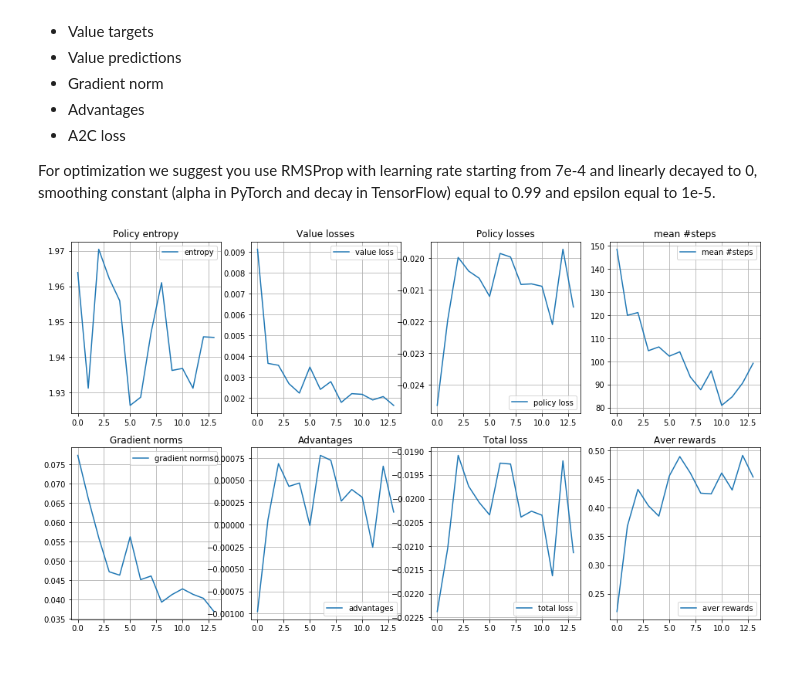
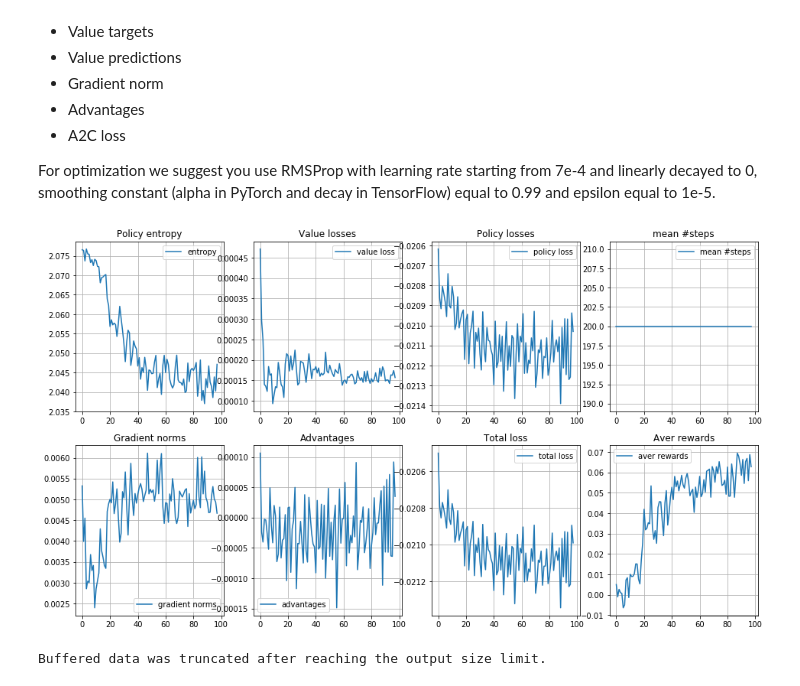
Before and after one commit to dmitrySorokin/a2c, a Jupyter notebook: a2c_cuda.ipynb, the cells around one changed output. Drawn from its saved outputs; the diff is of its cells as text; code cells hidden in the pictures.

```diff
--- a/a2c_cuda.ipynb
+++ b/a2c_cuda.ipynb
@@ -42,7 +42,8 @@ import numpy as np
 
 def make_interf_env(seed):
     env = gym.make('interf-v1')
-    env.set_calc_reward('delta_visib')
+    #env.set_calc_reward('delta_visib')
+    env.set_calc_image('gpu')
     env.seed(seed)
     return env
 
@@ -57,6 +58,7 @@ def make_env(nenvs):
 
 
 N_ENVS = 8
+N_STEPS = 20
 env = make_env(nenvs=N_ENVS)
 obs = env.reset()
 N_ACTIONS = env.action_space.n
@@ -476,7 +478,7 @@ class MergeTimeBatch:
 # %%
 model = AtariCNN(N_ACTIONS, OBS_SHAPE).to(DEVICE)
 policy = Policy(model)
-runner = EnvRunner(env, policy, nsteps=5,
+runner = EnvRunner(env, policy, nsteps=N_STEPS,
                    transforms=[ComputeValueTargets(policy),
                                MergeTimeBatch()])
 
@@ -579,7 +581,7 @@ agent = AtariCNN(N_ACTIONS, OBS_SHAPE).to(DEVICE)
 opt = torch.optim.RMSprop(agent.parameters(), lr=7e-4, alpha=0.99, eps=1e-5)
 policy = Policy(agent)
 a2c = A2C(policy, opt)
-runner = EnvRunner(env, policy, nsteps=5, transforms=[ComputeValueTargets(policy), MergeTimeBatch()])
+runner = EnvRunner(env, policy, nsteps=N_STEPS, transforms=[ComputeValueTargets(policy), MergeTimeBatch()])
 runner.reset()
 
 entropis = []
@@ -614,7 +616,7 @@ mean_steps = []
 steps = np.zeros(N_ENVS, dtype=float)
 
 
-for i in trange(0, int(1e7), 40):
+for i in trange(0, int(1e7), N_ENVS * N_STEPS):
     trajectory = runner.get_next()
     a2c.step(trajectory)
 
@@ -690,34 +692,35 @@ for i in trange(0, int(1e7), 40):
         plt.grid()
         plt.legend()
 
         plt.subplot(2, 4, 7)
         plt.plot(mean_a2c_losses, label='total loss')
         plt.title("Total loss")
         plt.grid()
         plt.legend()
 
         plt.subplot(2, 4, 8)
         mean_rewards.append(np.sum(rewards) / np.sum(dones))
         plt.plot(mean_rewards, label='aver rewards')
         plt.title("Aver rewards")
         plt.grid()
         plt.legend()
 
         plt.show()
 
         entropis = []
         vlosses = []
         plosses = []
         vtargets = []
         vpredictions = []
         grad_norms = []
         advantages = []
         a2c_losses = []
         rewards = np.zeros(N_ENVS, dtype=float)
         dones = np.zeros(N_ENVS, dtype=float)
         steps = np.zeros(N_ENVS, dtype=float)
 # %% [output]
-[figure, old version]
+[figure, new version]
+Buffered data was truncated after reaching the output size limit.
 # %%
 from google.colab import drive
 drive.mount('/content/drive/')
```
Also changed, not shown: parts of 4 cells of this notebook.
